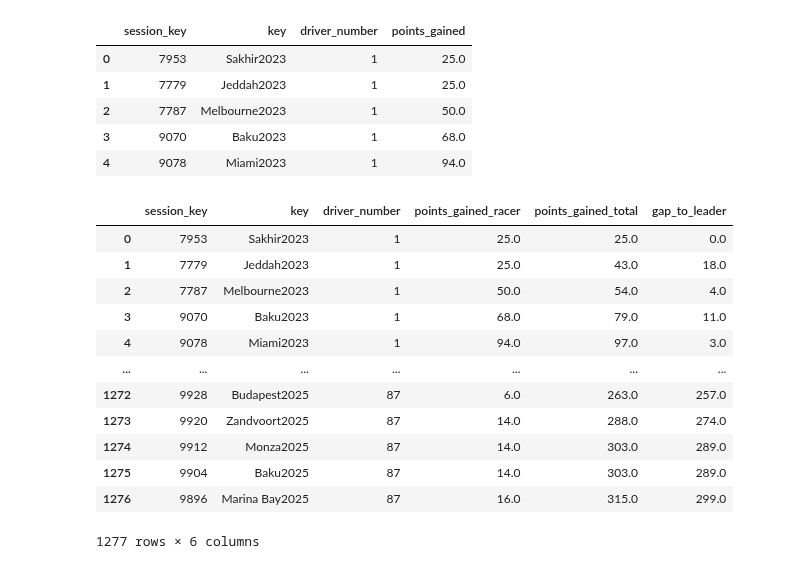
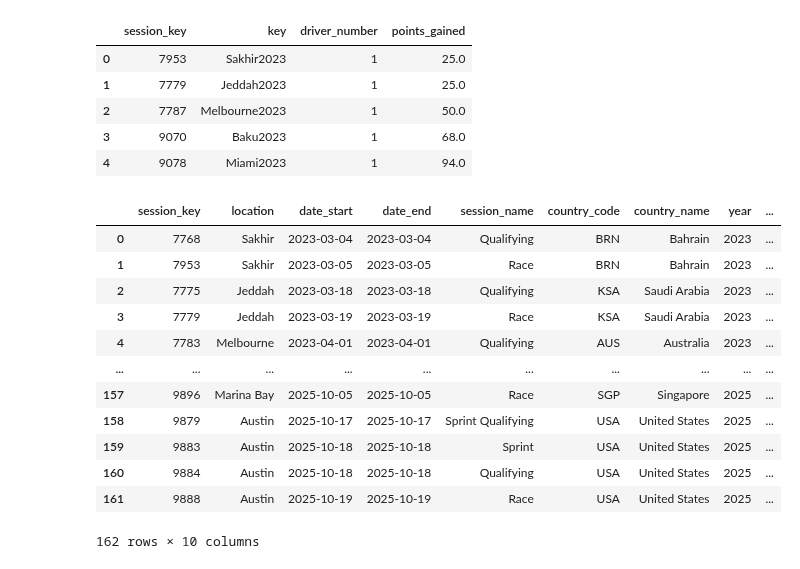
Before and after one commit to Grzegosh/Portfolio, a Jupyter notebook: F1/exploration.ipynb, the cells around one changed output. Saved outputs shown, nothing was run; the diff lists cells and outputs as text; code cells hidden in the pictures.

```diff
--- a/F1/exploration.ipynb
+++ b/F1/exploration.ipynb
@@ -270,18 +265,18 @@ merged_results = racer_points.merge(
 # %%
 merged_results["gap_to_leader"] = merged_results["points_gained_total"] - merged_results["points_gained_racer"]
 # %%
-merged_results
+DIMS.dim_sessions()
 # %% [output]
-|  | session_key | key | driver_number | points_gained_racer | points_gained_total | gap_to_leader |
-| 0 | 7953 | Sakhir2023 | 1 | 25.0 | 25.0 | 0.0 |
-| 1 | 7779 | Jeddah2023 | 1 | 25.0 | 43.0 | 18.0 |
-| 2 | 7787 | Melbourne2023 | 1 | 50.0 | 54.0 | 4.0 |
-| 3 | 9070 | Baku2023 | 1 | 68.0 | 79.0 | 11.0 |
-| 4 | 9078 | Miami2023 | 1 | 94.0 | 97.0 | 3.0 |
-| ... | ... | ... | ... | ... | ... | ... |
-| 1272 | 9928 | Budapest2025 | 87 | 6.0 | 263.0 | 257.0 |
-| 1273 | 9920 | Zandvoort2025 | 87 | 14.0 | 288.0 | 274.0 |
-| 1274 | 9912 | Monza2025 | 87 | 14.0 | 303.0 | 289.0 |
-| 1275 | 9904 | Baku2025 | 87 | 14.0 | 303.0 | 289.0 |
-| 1276 | 9896 | Marina Bay2025 | 87 | 16.0 | 315.0 | 299.0 |
+|  | session_key | location | date_start | date_end | session_name | country_code | country_name | year | ... |
+| 0 | 7768 | Sakhir | 2023-03-04 | 2023-03-04 | Qualifying | BRN | Bahrain | 2023 | ... |
+| 1 | 7953 | Sakhir | 2023-03-05 | 2023-03-05 | Race | BRN | Bahrain | 2023 | ... |
+| 2 | 7775 | Jeddah | 2023-03-18 | 2023-03-18 | Qualifying | KSA | Saudi Arabia | 2023 | ... |
+| 3 | 7779 | Jeddah | 2023-03-19 | 2023-03-19 | Race | KSA | Saudi Arabia | 2023 | ... |
+| 4 | 7783 | Melbourne | 2023-04-01 | 2023-04-01 | Qualifying | AUS | Australia | 2023 | ... |
+| ... | ... | ... | ... | ... | ... | ... | ... | ... | ... |
+| 157 | 9896 | Marina Bay | 2025-10-05 | 2025-10-05 | Race | SGP | Singapore | 2025 | ... |
+| 158 | 9879 | Austin | 2025-10-17 | 2025-10-17 | Sprint Qualifying | USA | United States | 2025 | ... |
+| 159 | 9883 | Austin | 2025-10-18 | 2025-10-18 | Sprint | USA | United States | 2025 | ... |
+| 160 | 9884 | Austin | 2025-10-18 | 2025-10-18 | Qualifying | USA | United States | 2025 | ... |
+| 161 | 9888 | Austin | 2025-10-19 | 2025-10-19 | Race | USA | United States | 2025 | ... |
-1277 rows × 6 columns
+162 rows × 10 columns
```
Also changed, not shown: parts of 1 cell of this notebook, 3 other files.
